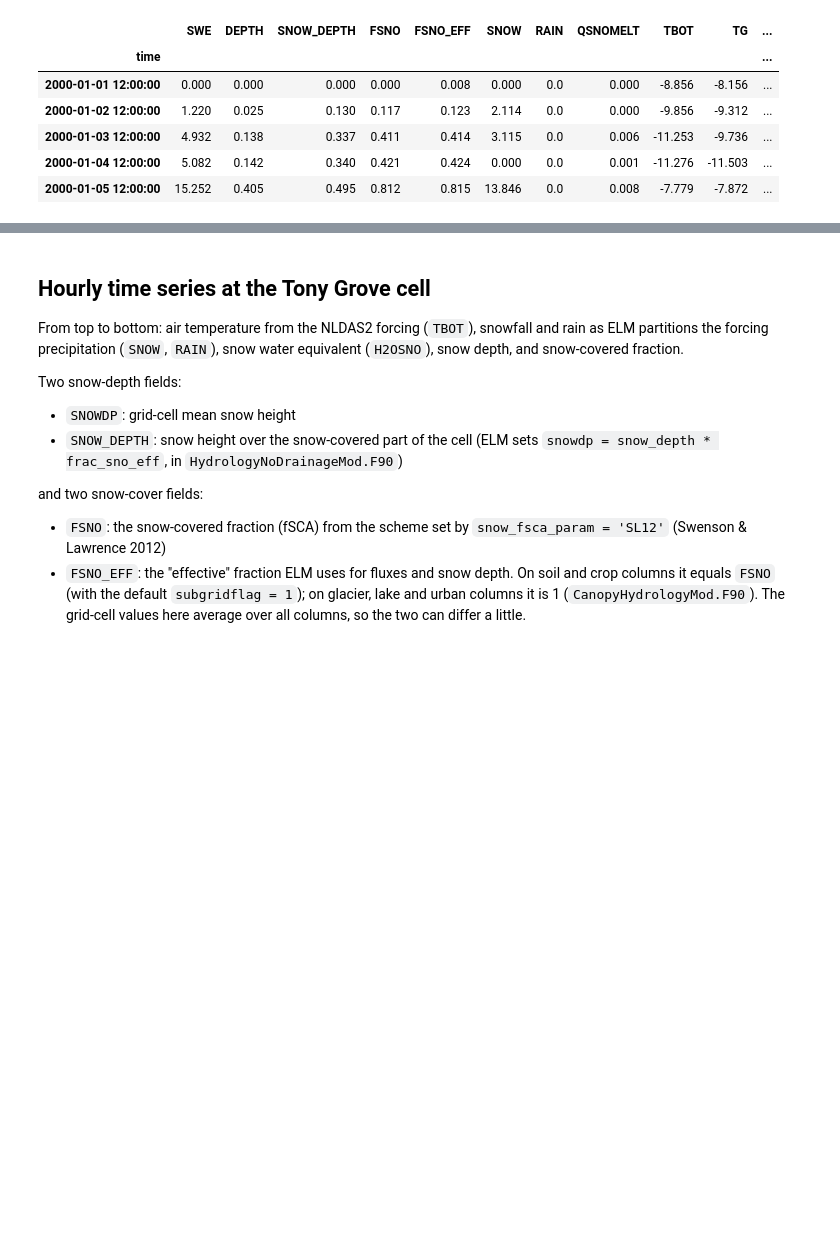
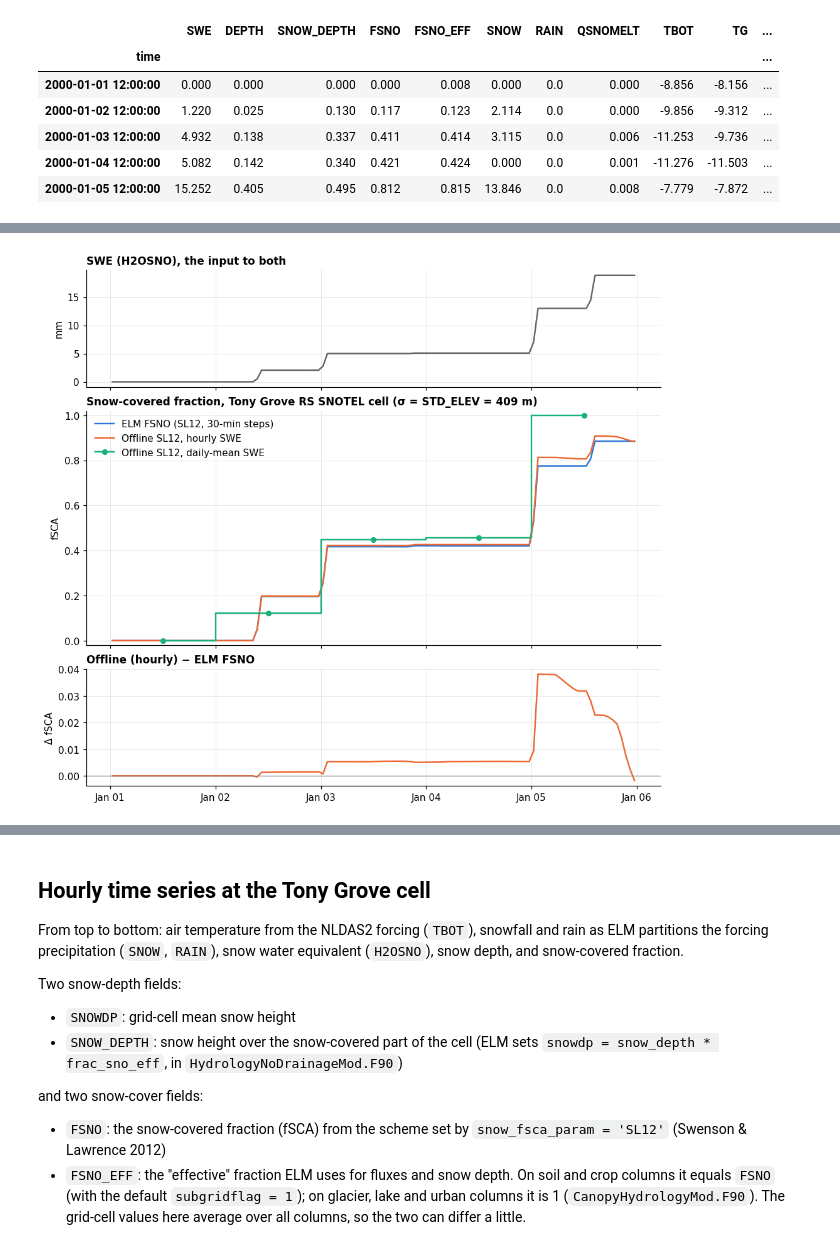
Before and after one commit to chrisrycx/E3SM_run_scripts, a Jupyter notebook: analysis/TG_NLDAS2_2000-2000_quicktest.ipynb, the cells around one changed output, grey strips where cells are left out. Drawn from its saved outputs; the diff is of its cells as text; code cells hidden in the pictures; blank space fills up the shorter version.

```diff
--- a/analysis/TG_NLDAS2_2000-2000_quicktest.ipynb
+++ b/analysis/TG_NLDAS2_2000-2000_quicktest.ipynb
@@ -271,0 +349,20 @@ tonygrove_daily.round(3)
+# %%
+def offline_fsca(df, sigma=TG_SIGMA):
+    """Run the package's SL12 on a DataFrame with SWE (mm) and DEPTH (m) columns.
+
+    Same loop as fsca.grid_calc.run_point_timeseries. That module raises at import
+    unless SWANN_PATH and FSCA_OUTPUT_PATH are set, so it isn't imported here.
+    """
+    calc = fSCA_SL12.from_data_dict({"sigma": sigma})   # new calculator: no state carried over
+    return np.array([calc.calc_fsca(float(w), float(h), t)
+                     for w, h, t in zip(df["SWE"], df["DEPTH"], df.index)])
+
+tonygrove["fSCA_offline"] = offline_fsca(tonygrove)
+tonygrove_daily["fSCA_offline"] = offline_fsca(tonygrove_daily)
+
+cmp_cols = ["SWE", "FSNO", "fSCA_offline"]
+print("End of run (hourly input):")
+print(tonygrove[cmp_cols].iloc[-1].round(3).to_string())
+print(f"\nHourly: offline − ELM FSNO, mean {(tonygrove.fSCA_offline - tonygrove.FSNO).mean():+.3f}, "
+      f"max |diff| {(tonygrove.fSCA_offline - tonygrove.FSNO).abs().max():.3f}")
+tonygrove_daily[cmp_cols].round(3)
@@ -271,0 +383,26 @@ tonygrove_daily.round(3)
+# %%
+fig, axs = plt.subplots(3, 1, figsize=(9, 8), sharex=True, layout="constrained",
+                        gridspec_kw={"height_ratios": [1, 2, 1]})
+
+ax = axs[0]
+ax.plot(tonygrove.index, tonygrove.SWE, color="0.4")
+ax.set_ylabel("mm"); ax.set_title("SWE (H2OSNO), the input to both")
+
+ax = axs[1]
+ax.plot(tonygrove.index, tonygrove.FSNO, color=C1, label="ELM FSNO (SL12, 30-min steps)")
+ax.plot(tonygrove.index, tonygrove.fSCA_offline, color=C2, label="Offline SL12, hourly SWE")
+ax.step(tonygrove_daily.index, tonygrove_daily.fSCA_offline, where="mid", color=C3,
+        marker="o", ms=5, label="Offline SL12, daily-mean SWE")
+ax.set_ylim(-0.02, 1.02); ax.set_ylabel("fSCA")
+ax.set_title(f"Snow-covered fraction, {SITE_NAME} cell (σ = STD_ELEV = {TG_SIGMA:.0f} m)")
+ax.legend(frameon=False, loc="upper left")
+
+ax = axs[2]
+ax.plot(tonygrove.index, tonygrove.fSCA_offline - tonygrove.FSNO, color=C2)
+ax.axhline(0, color="0.5", lw=0.8)
+ax.set_ylabel("Δ fSCA"); ax.set_title("Offline (hourly) − ELM FSNO")
+
+axs[-1].xaxis.set_major_locator(mdates.DayLocator())
+axs[-1].xaxis.set_major_formatter(mdates.DateFormatter("%b %d"))
+# %% [output]
+[figure, added]
```
Also changed, not shown: parts of 7 cells of this notebook, 6 other files.
